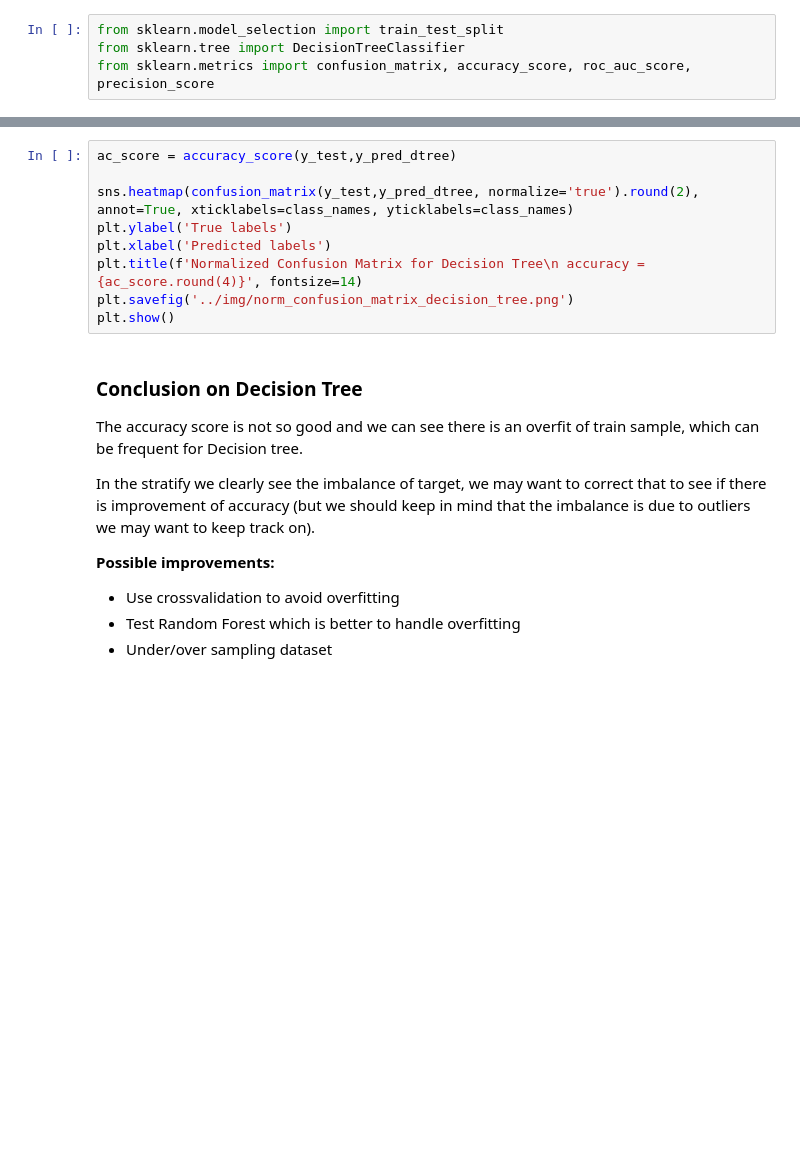
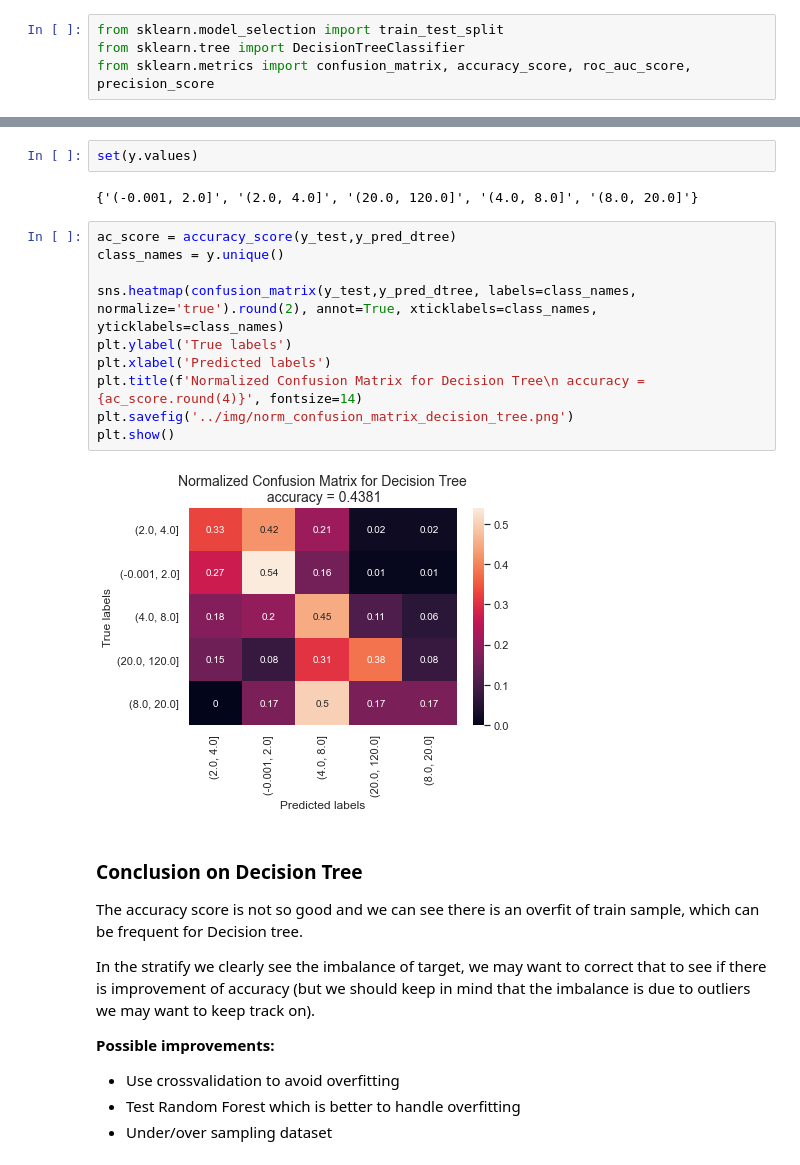
Before and after one commit to LudivineLacour/unsupervised-learning, a Jupyter notebook: code/supervised_learning.ipynb, the cells around one changed output, grey strips where cells are left out. Drawn from its saved outputs; the diff is of its cells as text; blank space fills up the shorter version.

Commit message:
improvement of data visualizations for presentation

```diff
--- a/code/supervised_learning.ipynb
+++ b/code/supervised_learning.ipynb
@@ -175,12 +257,19 @@ feat_importance_dt
+# %%
+set(y.values)
+# %% [output]
+{'(-0.001, 2.0]', '(2.0, 4.0]', '(20.0, 120.0]', '(4.0, 8.0]', '(8.0, 20.0]'}
 # %%
 ac_score = accuracy_score(y_test,y_pred_dtree)
+class_names = y.unique()
 
-sns.heatmap(confusion_matrix(y_test,y_pred_dtree, normalize='true').round(2), annot=True, xticklabels=class_names, yticklabels=class_names)
+sns.heatmap(confusion_matrix(y_test,y_pred_dtree, labels=class_names, normalize='true').round(2), annot=True, xticklabels=class_names, yticklabels=class_names)
 plt.ylabel('True labels')
 plt.xlabel('Predicted labels')
 plt.title(f'Normalized Confusion Matrix for Decision Tree\n accuracy = {ac_score.round(4)}', fontsize=14)
 plt.savefig('../img/norm_confusion_matrix_decision_tree.png')
 plt.show()
+# %% [output]
+[figure, added]
 # %% [markdown]
 ### Conclusion on Decision Tree
 
```
Also changed, not shown: parts of 24 cells of this notebook, 4 other files.
